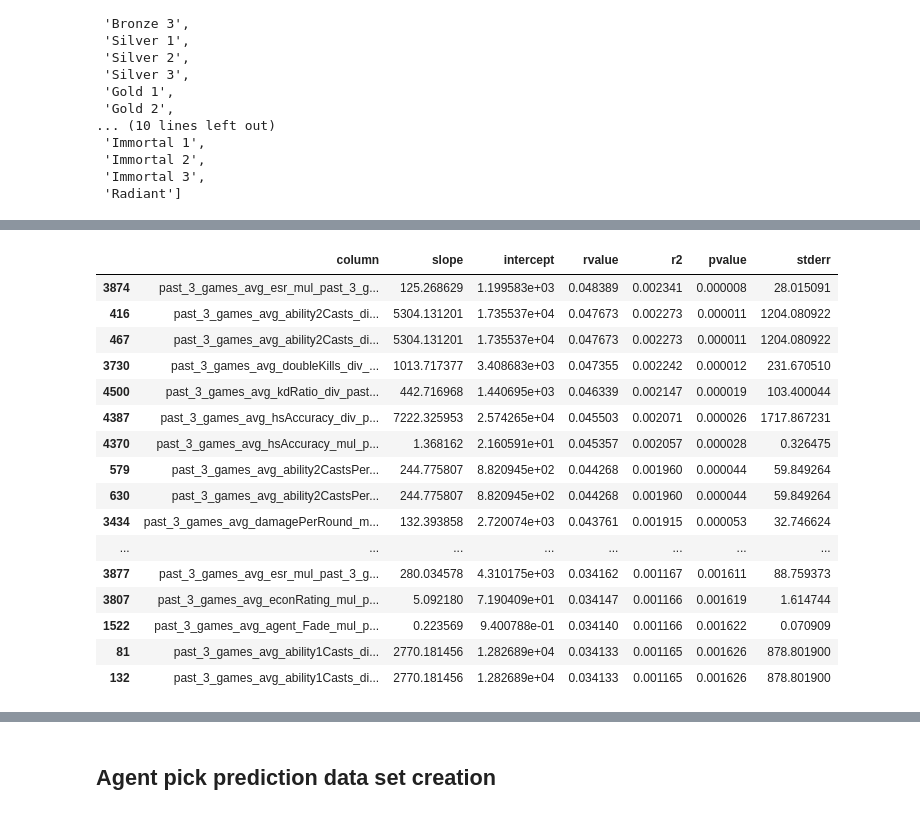
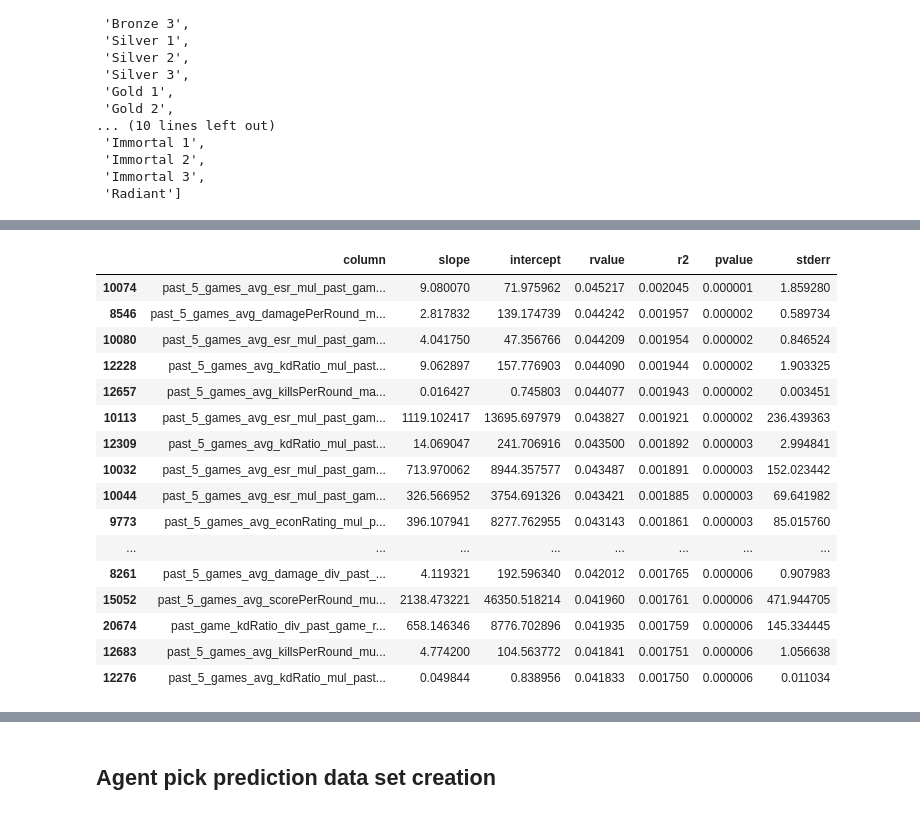
Before and after one commit to tristan00/gaming_analysis, a Jupyter notebook: analysis/valorant.ipynb, the cells around one changed output, grey strips where cells are left out. Saved outputs shown, nothing was run; the diff lists cells and outputs as text; code cells hidden in the pictures.

```diff
--- a/analysis/valorant.ipynb
+++ b/analysis/valorant.ipynb
@@ -712,21 +756,22 @@ def get_player_features(player_df):
 
     row_counter = 0
     for n, (idx, row) in enumerate(player_df.iterrows()):
+
         if n < 5:
             continue
 
         past_game = player_df.iloc[n-1:n].mean(numeric_only=True).to_dict()
-        past_3_games = player_df.iloc[n-3:n].mean(numeric_only=True).to_dict()
+        past_5_games = player_df.iloc[n-5:n].mean(numeric_only=True).to_dict()
 
         new_x = dict()
 
-#         for k, v in past_game.items():
-#             new_x[f'past_game_{k}'] = v
+        for k, v in past_game.items():
+            new_x[f'past_game_{k}'] = v
 
-        for k, v in past_3_games.items():
-            new_x[f'past_3_games_avg_{k}'] = v
+        for k, v in past_5_games.items():
+            new_x[f'past_5_games_avg_{k}'] = v
 
-
+        new_x['future_agent_pick'] = row['agent_num']
         new_x['future_won_game'] =  row['won_game']
         data.append(new_x)
 
@@ -796,0 +851,10 @@ accuracy_score(preds, y_val)
+# %%
+pd.set_option('max_colwidth', 400)
+
+
+
+fi_list = list()
+for i, j in zip(x.columns, rf.feature_importances_):
+    fi_list.append({'column':i, 'importance':j})
+
+pd.DataFrame.from_dict(fi_list).sort_values(by = ['importance'], ascending = [False]).head(100)
@@ -796,0 +879,20 @@ accuracy_score(preds, y_val)
+# %%
+
+
+fi_list = list()
+
+for i in training_data_df.columns:
+
+    if i == 'future_won_game':
+        continue
+
+    rel = linregress(training_data_df['future_won_game'], training_data_df[i])
+    fi_list.append({'column': i,
+                   'slope':rel.slope,
+                   'intercept':rel.intercept,
+                   'rvalue':rel.rvalue,
+                    'r2':rel.rvalue*rel.rvalue,
+                   'pvalue':rel.pvalue,
+                   'stderr':rel.stderr})
+
+pd.DataFrame.from_dict(fi_list).sort_values(by = ['r2'], ascending = [False]).head(25)
@@ -869,42 +989,42 @@ pd.DataFrame.from_dict(fi_list).sort_values(by = ['importance'], ascending = [Fa
 # %%
 
 
 
 fi_list = list()
 
 for i in training_data_df_int.columns:
 
     if i == 'future_won_game':
         continue
 
     rel = linregress(training_data_df_int['future_won_game'], training_data_df_int[i])
     fi_list.append({'column': i,
                    'slope':rel.slope,
                    'intercept':rel.intercept,
                    'rvalue':rel.rvalue,
                     'r2':rel.rvalue*rel.rvalue,
                    'pvalue':rel.pvalue,
                    'stderr':rel.stderr})
 
-pd.DataFrame.from_dict(fi_list).sort_values(by = ['r2'], ascending = [False]).head(100)
+pd.DataFrame.from_dict(fi_list).sort_values(by = ['r2'], ascending = [False]).head(25)
 # %% [output]
 |  | column | slope | intercept | rvalue | r2 | pvalue | stderr |
-| 3874 | past_3_games_avg_esr_mul_past_3_g... | 125.268629 | 1.199583e+03 | 0.048389 | 0.002341 | 0.000008 | 28.015091 |
-| 416 | past_3_games_avg_ability2Casts_di... | 5304.131201 | 1.735537e+04 | 0.047673 | 0.002273 | 0.000011 | 1204.080922 |
-| 467 | past_3_games_avg_ability2Casts_di... | 5304.131201 | 1.735537e+04 | 0.047673 | 0.002273 | 0.000011 | 1204.080922 |
-| 3730 | past_3_games_avg_doubleKills_div_... | 1013.717377 | 3.408683e+03 | 0.047355 | 0.002242 | 0.000012 | 231.670510 |
-| 4500 | past_3_games_avg_kdRatio_div_past... | 442.716968 | 1.440695e+03 | 0.046339 | 0.002147 | 0.000019 | 103.400044 |
-| 4387 | past_3_games_avg_hsAccuracy_div_p... | 7222.325953 | 2.574265e+04 | 0.045503 | 0.002071 | 0.000026 | 1717.867231 |
-| 4370 | past_3_games_avg_hsAccuracy_mul_p... | 1.368162 | 2.160591e+01 | 0.045357 | 0.002057 | 0.000028 | 0.326475 |
-| 579 | past_3_games_avg_ability2CastsPer... | 244.775807 | 8.820945e+02 | 0.044268 | 0.001960 | 0.000044 | 59.849264 |
-| 630 | past_3_games_avg_ability2CastsPer... | 244.775807 | 8.820945e+02 | 0.044268 | 0.001960 | 0.000044 | 59.849264 |
-| 3434 | past_3_games_avg_damagePerRound_m... | 132.393858 | 2.720074e+03 | 0.043761 | 0.001915 | 0.000053 | 32.746624 |
+| 10074 | past_5_games_avg_esr_mul_past_gam... | 9.080070 | 71.975962 | 0.045217 | 0.002045 | 0.000001 | 1.859280 |
+| 8546 | past_5_games_avg_damagePerRound_m... | 2.817832 | 139.174739 | 0.044242 | 0.001957 | 0.000002 | 0.589734 |
+| 10080 | past_5_games_avg_esr_mul_past_gam... | 4.041750 | 47.356766 | 0.044209 | 0.001954 | 0.000002 | 0.846524 |
+| 12228 | past_5_games_avg_kdRatio_mul_past... | 9.062897 | 157.776903 | 0.044090 | 0.001944 | 0.000002 | 1.903325 |
+| 12657 | past_5_games_avg_killsPerRound_ma... | 0.016427 | 0.745803 | 0.044077 | 0.001943 | 0.000002 | 0.003451 |
+| 10113 | past_5_games_avg_esr_mul_past_gam... | 1119.102417 | 13695.697979 | 0.043827 | 0.001921 | 0.000002 | 236.439363 |
+| 12309 | past_5_games_avg_kdRatio_mul_past... | 14.069047 | 241.706916 | 0.043500 | 0.001892 | 0.000003 | 2.994841 |
+| 10032 | past_5_games_avg_esr_mul_past_gam... | 713.970062 | 8944.357577 | 0.043487 | 0.001891 | 0.000003 | 152.023442 |
+| 10044 | past_5_games_avg_esr_mul_past_gam... | 326.566952 | 3754.691326 | 0.043421 | 0.001885 | 0.000003 | 69.641982 |
+| 9773 | past_5_games_avg_econRating_mul_p... | 396.107941 | 8277.762955 | 0.043143 | 0.001861 | 0.000003 | 85.015760 |
 | ... | ... | ... | ... | ... | ... | ... | ... |
-| 3877 | past_3_games_avg_esr_mul_past_3_g... | 280.034578 | 4.310175e+03 | 0.034162 | 0.001167 | 0.001611 | 88.759373 |
-| 3807 | past_3_games_avg_econRating_mul_p... | 5.092180 | 7.190409e+01 | 0.034147 | 0.001166 | 0.001619 | 1.614744 |
-| 1522 | past_3_games_avg_agent_Fade_mul_p... | 0.223569 | 9.400788e-01 | 0.034140 | 0.001166 | 0.001622 | 0.070909 |
-| 81 | past_3_games_avg_ability1Casts_di... | 2770.181456 | 1.282689e+04 | 0.034133 | 0.001165 | 0.001626 | 878.801900 |
-| 132 | past_3_games_avg_ability1Casts_di... | 2770.181456 | 1.282689e+04 | 0.034133 | 0.001165 | 0.001626 | 878.801900 |
+| 8261 | past_5_games_avg_damage_div_past_... | 4.119321 | 192.596340 | 0.042012 | 0.001765 | 0.000006 | 0.907983 |
+| 15052 | past_5_games_avg_scorePerRound_mu... | 2138.473221 | 46350.518214 | 0.041960 | 0.001761 | 0.000006 | 471.944705 |
+| 20674 | past_game_kdRatio_div_past_game_r... | 658.146346 | 8776.702896 | 0.041935 | 0.001759 | 0.000006 | 145.334445 |
+| 12683 | past_5_games_avg_killsPerRound_mu... | 4.774200 | 104.563772 | 0.041841 | 0.001751 | 0.000006 | 1.056638 |
+| 12276 | past_5_games_avg_kdRatio_mul_past... | 0.049844 | 0.838956 | 0.041833 | 0.001750 | 0.000006 | 0.011034 |
 # %%
 # raise Exception
 # %%
```
Also changed, not shown: parts of 74 cells of this notebook, 2 other files.
